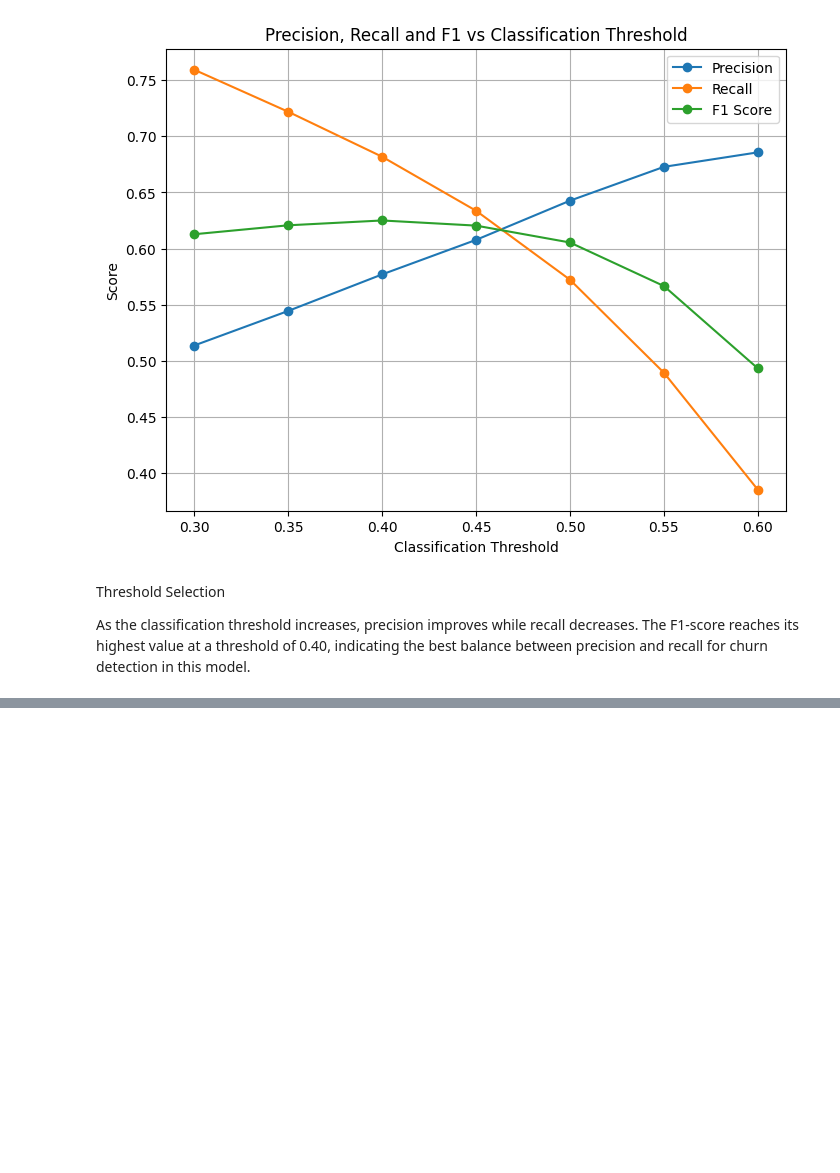
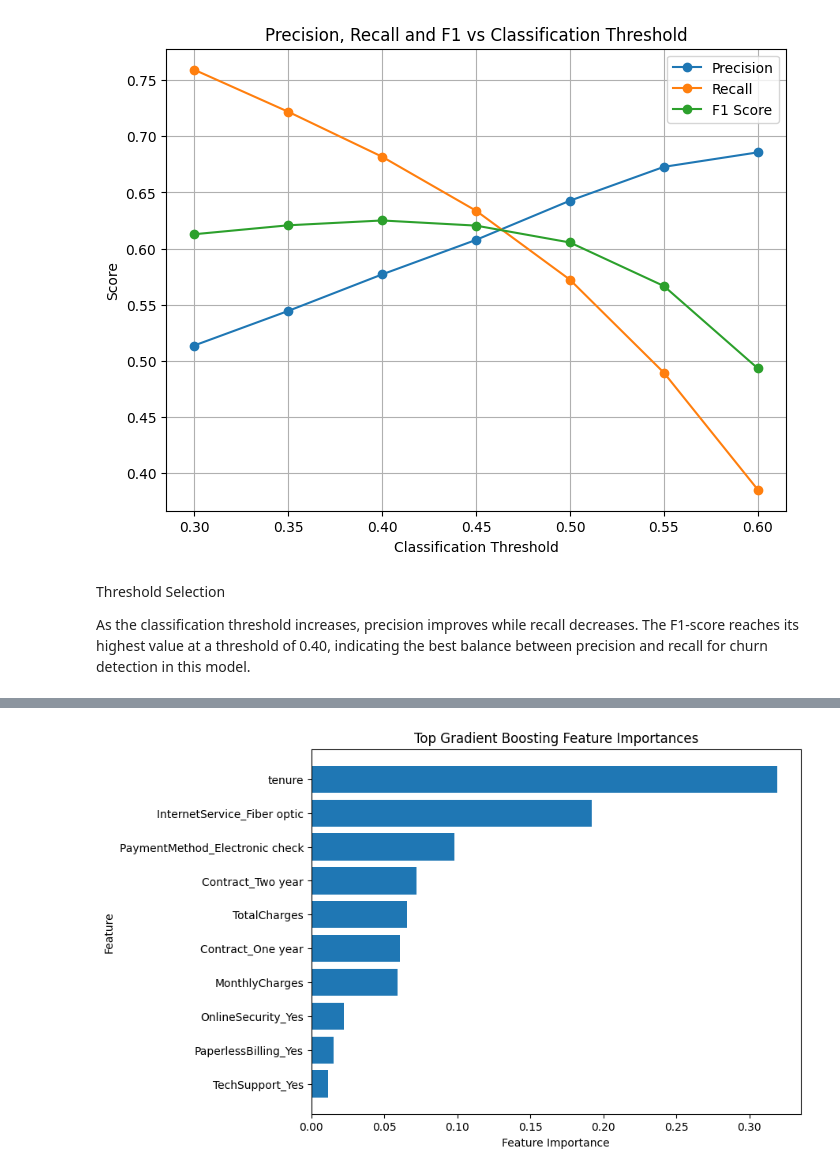
Before and after one commit to yutonging/customer-churn-prediction, a Jupyter notebook: notebooks/02_preprocessing.ipynb, the cells around one changed output, grey strips where cells are left out. Saved outputs shown, nothing was run; the diff lists cells and outputs as text; code cells hidden in the pictures; blank space fills up the shorter version.

```diff
--- a/notebooks/02_preprocessing.ipynb
+++ b/notebooks/02_preprocessing.ipynb
@@ -520,0 +594,12 @@ As the classification threshold increases, precision improves while recall decre
+# %%
+gb_importance = pd.DataFrame({
+    "Feature": X_encoded.columns,
+    "Importance": gb_model.feature_importances_
+})
+# %%
+gb_importance = gb_importance.sort_values(
+    by="Importance",
+    ascending=False
+)
+
+gb_importance.head(10)
@@ -520,0 +618,15 @@ As the classification threshold increases, precision improves while recall decre
+# %%
+top_gb_features = gb_importance.head(10).sort_values("Importance")
+
+plt.figure(figsize=(8, 6))
+plt.barh(
+    top_gb_features["Feature"],
+    top_gb_features["Importance"]
+)
+
+plt.xlabel("Feature Importance")
+plt.ylabel("Feature")
+plt.title("Top Gradient Boosting Feature Importances")
+plt.show()
+# %% [output]
+[figure, added]
```
Also changed, not shown: parts of 10 cells of this notebook, 7 other files.
